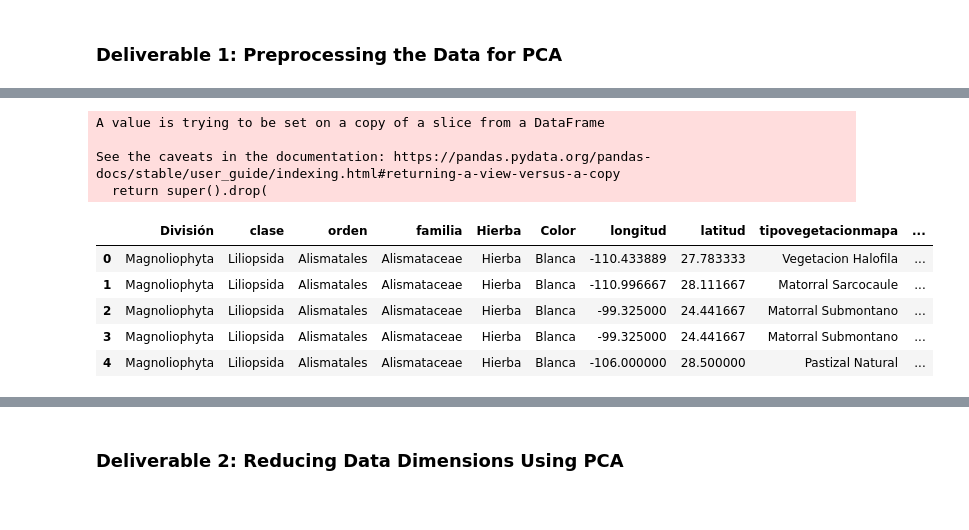
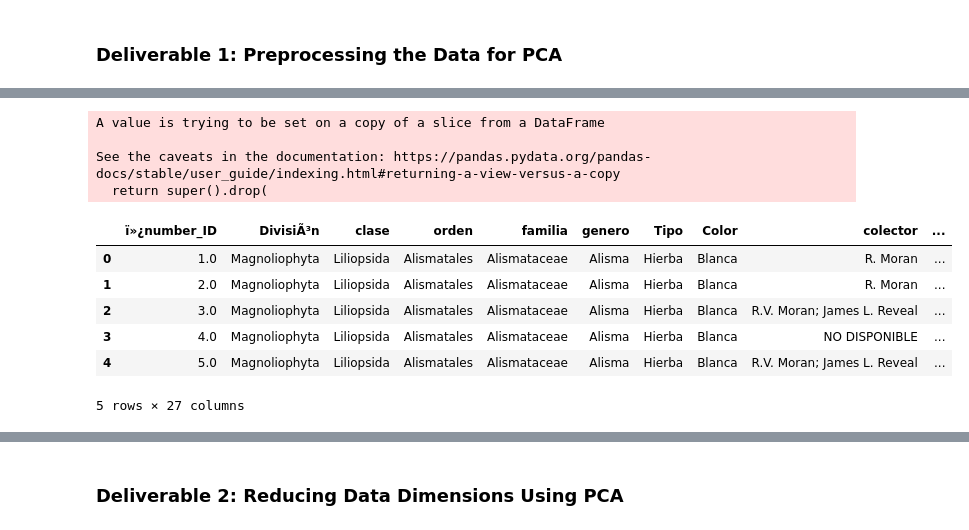
Before and after one commit to macosta2015/Unsupervised-Model-for-PlantAllocation, a Jupyter notebook: Unsupervisedmodel (clustering)-Copy1.ipynb, the cells around one changed output, grey strips where cells are left out. Drawn from its saved outputs; the diff is of its cells as text; code cells hidden in the pictures.

```diff
--- a/Unsupervisedmodel (clustering)-Copy1.ipynb
+++ b/Unsupervisedmodel (clustering)-Copy1.ipynb
@@ -18,7 +18,8 @@ from sklearn.cluster import KMeans
 # Load the Plant_DBcopy.csv dataset.
 #file_path = "Resources/Plant_DBcopy.csv"
 file_path = "Resources/Base_limpia_definitiva_cleaningCOPY.csv"
-plants_df = pd.read_csv(file_path, skiprows=1, error_bad_lines=False, lineterminator='\n', encoding='latin1')
+plants_df = pd.read_csv(file_path, error_bad_lines=False, lineterminator='\n', encoding='latin1')
+#skiprows=1
 plants_df
 # %% [output]
   exec(code_obj, self.user_global_ns, self.user_ns)
@@ -82,0 +84,5 @@ plants_df
+# %%
+# Remove the "colector" column.
+indexNames = plants_df[(plants_df["colector"] == 'False')].index
+plants_df.drop(indexNames, inplace = True)
+plants_df.head()
@@ -83,17 +101,18 @@ plants_df
 # %%
-# Remove the "altitudmapa" column.
+# Remove the "numerocatalogo" column.
 # Keep all the Plants that are being traded.
-indexNames = plants_df[(plants_df["altitudmapa"] == 'False')].index
+indexNames = plants_df[(plants_df["numerocatalogo"] == 'False')].index
 plants_df.drop(indexNames, inplace = True)
 plants_df.head()
 # %% [output]
 A value is trying to be set on a copy of a slice from a DataFrame
 
 See the caveats in the documentation: https://pandas.pydata.org/pandas-docs/stable/user_guide/indexing.html#returning-a-view-versus-a-copy
   return super().drop(
-|  | División | clase | orden | familia | Hierba | Color | longitud | latitud | tipovegetacionmapa | ... |
-| 0 | Magnoliophyta | Liliopsida | Alismatales | Alismataceae | Hierba | Blanca | -110.433889 | 27.783333 | Vegetacion Halofila | ... |
-| 1 | Magnoliophyta | Liliopsida | Alismatales | Alismataceae | Hierba | Blanca | -110.996667 | 28.111667 | Matorral Sarcocaule | ... |
-| 2 | Magnoliophyta | Liliopsida | Alismatales | Alismataceae | Hierba | Blanca | -99.325000 | 24.441667 | Matorral Submontano | ... |
-| 3 | Magnoliophyta | Liliopsida | Alismatales | Alismataceae | Hierba | Blanca | -99.325000 | 24.441667 | Matorral Submontano | ... |
-| 4 | Magnoliophyta | Liliopsida | Alismatales | Alismataceae | Hierba | Blanca | -106.000000 | 28.500000 | Pastizal Natural | ... |
+|  | ï»¿number_ID | DivisiÃ³n | clase | orden | familia | genero | Tipo | Color | colector | ... |
+| 0 | 1.0 | Magnoliophyta | Liliopsida | Alismatales | Alismataceae | Alisma | Hierba | Blanca | R. Moran | ... |
+| 1 | 2.0 | Magnoliophyta | Liliopsida | Alismatales | Alismataceae | Alisma | Hierba | Blanca | R. Moran | ... |
+| 2 | 3.0 | Magnoliophyta | Liliopsida | Alismatales | Alismataceae | Alisma | Hierba | Blanca | R.V. Moran; James L. Reveal | ... |
+| 3 | 4.0 | Magnoliophyta | Liliopsida | Alismatales | Alismataceae | Alisma | Hierba | Blanca | NO DISPONIBLE | ... |
+| 4 | 5.0 | Magnoliophyta | Liliopsida | Alismatales | Alismataceae | Alisma | Hierba | Blanca | R.V. Moran; James L. Reveal | ... |
+5 rows × 27 columns
```
Also changed, not shown: parts of 22 cells of this notebook.
